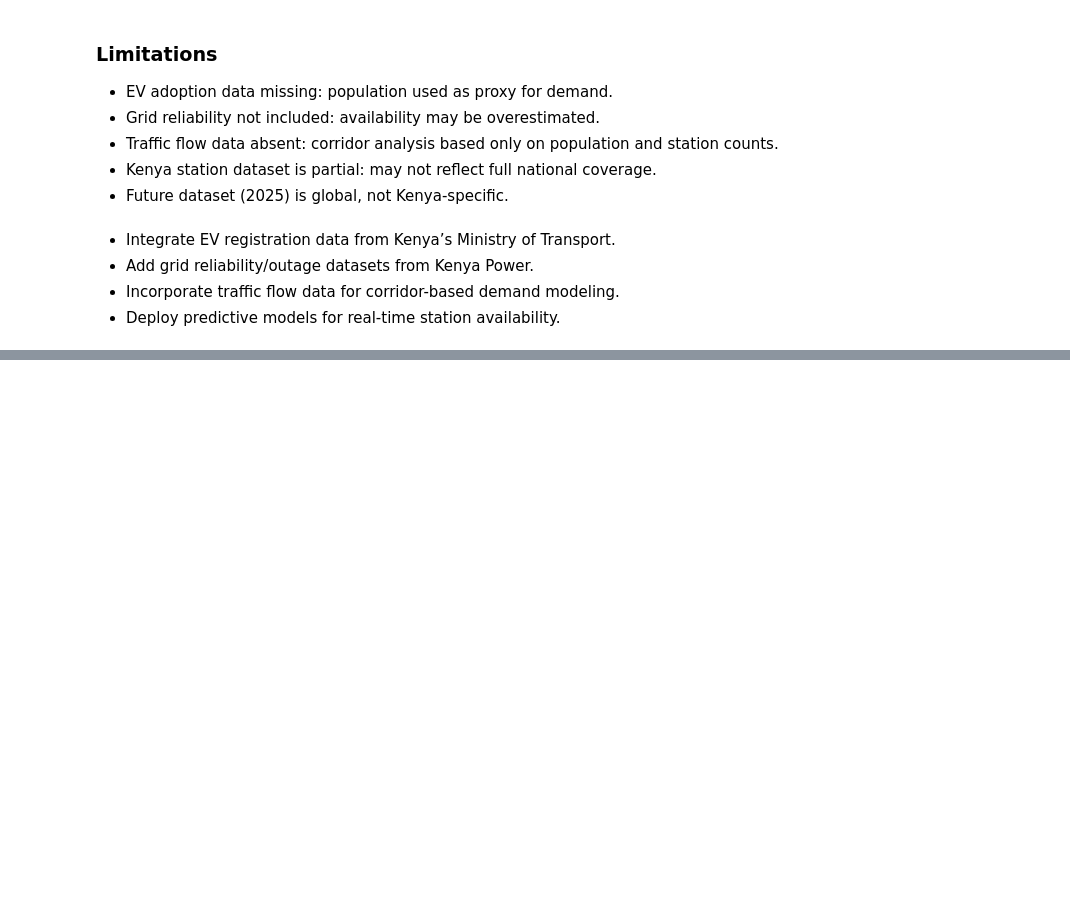
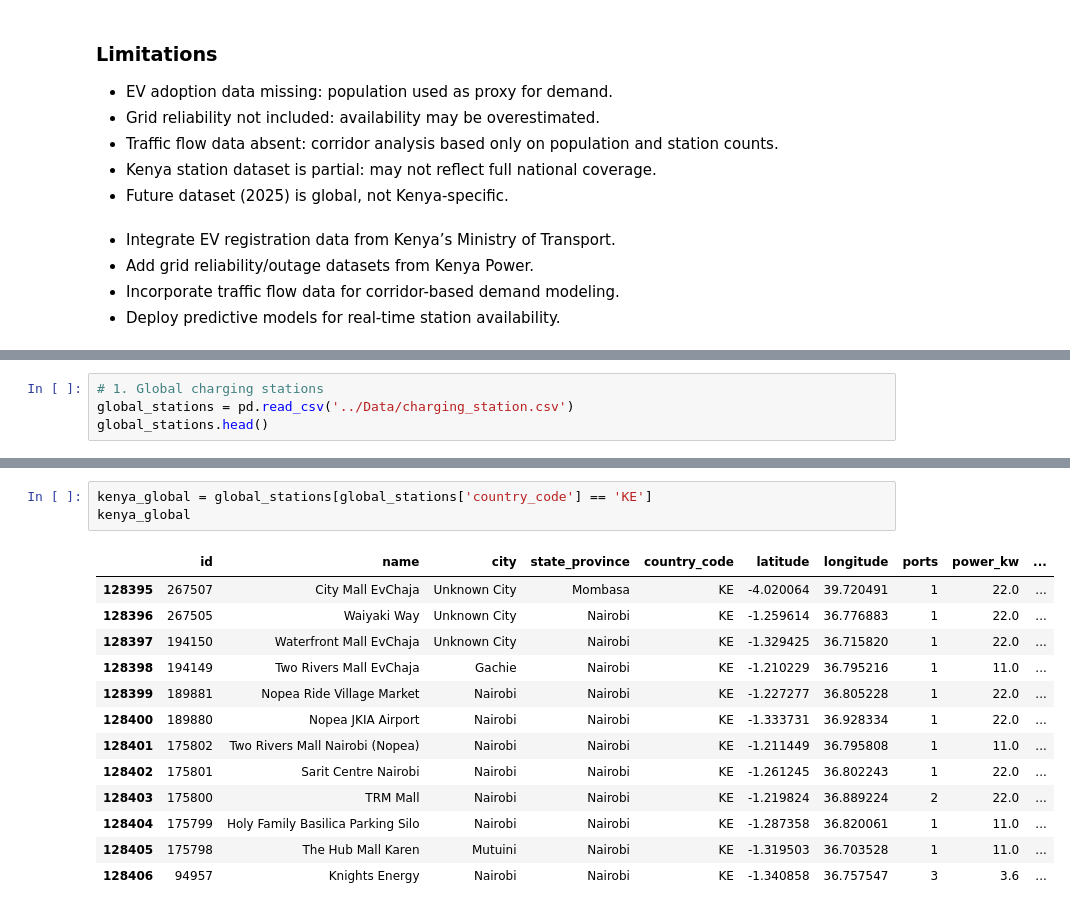
Before and after one commit to maryannngongi/EV_Charging_Stations_Optimization, a Jupyter notebook: Notebooks/kuria.ipynb, the cells around one changed output, grey strips where cells are left out. Drawn from its saved outputs; the diff is of its cells as text; blank space fills up the shorter version.

```diff
--- a/Notebooks/kuria.ipynb
+++ b/Notebooks/kuria.ipynb
@@ -606,0 +660,4 @@ plt.show()
+# %%
+# 1. Global charging stations
+global_stations = pd.read_csv('../Data/charging_station.csv')
+global_stations.head()
@@ -606,0 +671,17 @@ plt.show()
+# %%
+kenya_global = global_stations[global_stations['country_code'] == 'KE']
+kenya_global
+# %% [output]
+|  | id | name | city | state_province | country_code | latitude | longitude | ports | power_kw | ... |
+| 128395 | 267507 | City Mall EvChaja | Unknown City | Mombasa | KE | -4.020064 | 39.720491 | 1 | 22.0 | ... |
+| 128396 | 267505 | Waiyaki Way | Unknown City | Nairobi | KE | -1.259614 | 36.776883 | 1 | 22.0 | ... |
+| 128397 | 194150 | Waterfront Mall EvChaja | Unknown City | Nairobi | KE | -1.329425 | 36.715820 | 1 | 22.0 | ... |
+| 128398 | 194149 | Two Rivers Mall EvChaja | Gachie | Nairobi | KE | -1.210229 | 36.795216 | 1 | 11.0 | ... |
+| 128399 | 189881 | Nopea Ride Village Market | Nairobi | Nairobi | KE | -1.227277 | 36.805228 | 1 | 22.0 | ... |
+| 128400 | 189880 | Nopea JKIA Airport | Nairobi | Nairobi | KE | -1.333731 | 36.928334 | 1 | 22.0 | ... |
+| 128401 | 175802 | Two Rivers Mall Nairobi (Nopea) | Nairobi | Nairobi | KE | -1.211449 | 36.795808 | 1 | 11.0 | ... |
+| 128402 | 175801 | Sarit Centre Nairobi | Nairobi | Nairobi | KE | -1.261245 | 36.802243 | 1 | 22.0 | ... |
+| 128403 | 175800 | TRM Mall | Nairobi | Nairobi | KE | -1.219824 | 36.889224 | 2 | 22.0 | ... |
+| 128404 | 175799 | Holy Family Basilica Parking Silo | Nairobi | Nairobi | KE | -1.287358 | 36.820061 | 1 | 11.0 | ... |
+| 128405 | 175798 | The Hub Mall Karen | Mutuini | Nairobi | KE | -1.319503 | 36.703528 | 1 | 11.0 | ... |
+| 128406 | 94957 | Knights Energy | Nairobi | Nairobi | KE | -1.340858 | 36.757547 | 3 | 3.6 | ... |
```
Also changed, not shown: parts of 33 cells of this notebook.
